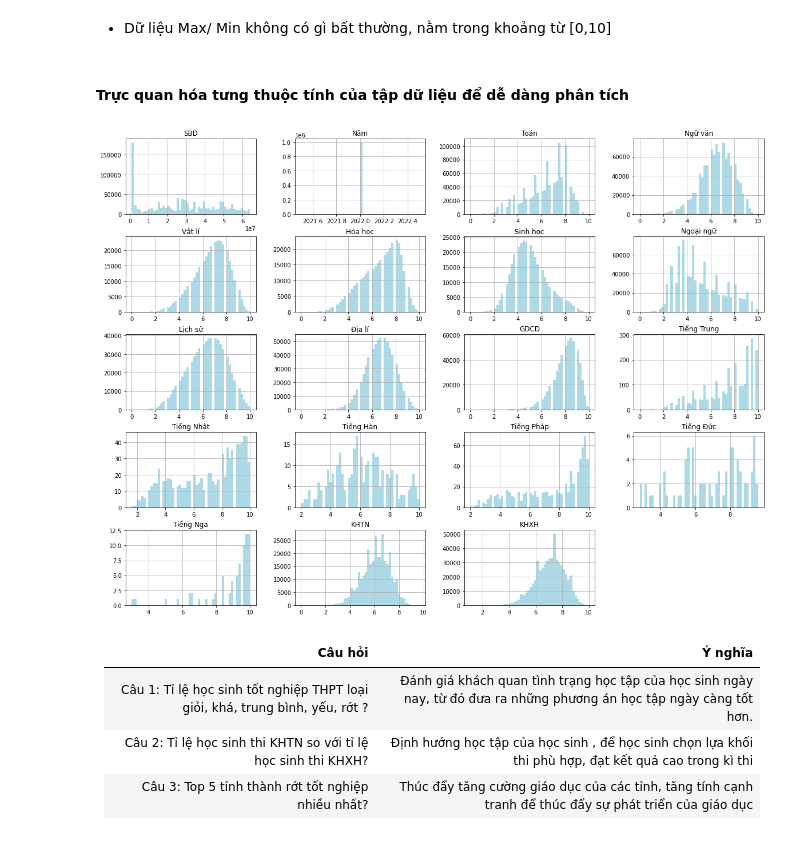
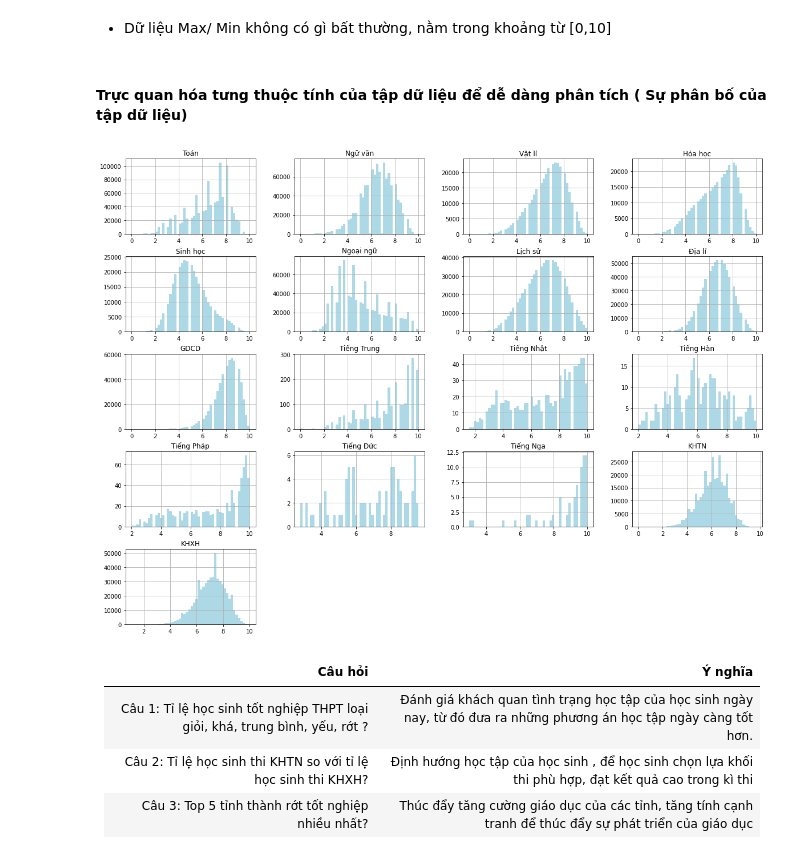
Before and after one commit to PMX120202/Project_Final_LTKHDL, a Jupyter notebook: Handle.ipynb, the cells around one changed output. Saved outputs shown, nothing was run; the diff lists cells and outputs as text; code cells hidden in the pictures.

```diff
--- a/Handle.ipynb
+++ b/Handle.ipynb
@@ -321,15 +321,17 @@ df.describe()
 | max | 6.400659e+07 | 2022.0 | 10.000000 | 10.000000 | 10.000000 | 10.000000 | 10.000000 | 10.000000 | 10.000000 | 10.000000 | 10.000000 | ... |
 # %% [markdown]
 - Dữ liệu Max/ Min không có gì bất thường, nằm trong khoảng từ [0,10]
+# %%
+df_ =df.drop(['SBD','Năm'], axis= 1)
 # %%
 df5= df.copy()
 # %% [markdown]
-#### Trực quan hóa tưng thuộc tính của tập dữ liệu để dễ dàng phân tích
+#### Trực quan hóa tưng thuộc tính của tập dữ liệu để dễ dàng phân tích ( Sự phân bố của tập dữ liệu)
 # %%
-df.hist(bins=50, figsize=(20,15),color= 'lightblue')
+df_.hist(bins=50, figsize=(20,15),color= 'lightblue')
 plt.show()
 # %% [output]
-[figure, old version]
+[figure, new version]
 # %% [markdown]
 | Câu hỏi | Ý nghĩa |
 | --- | --- |
```
Also changed, not shown: parts of 3 cells of this notebook, 2 other files.
